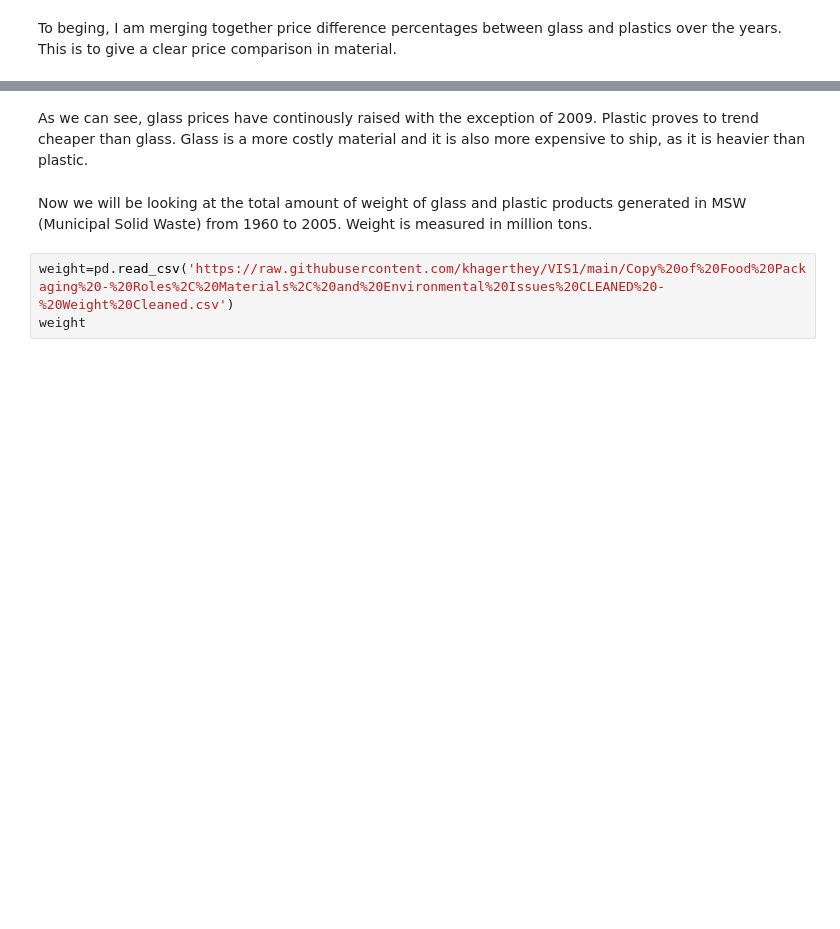
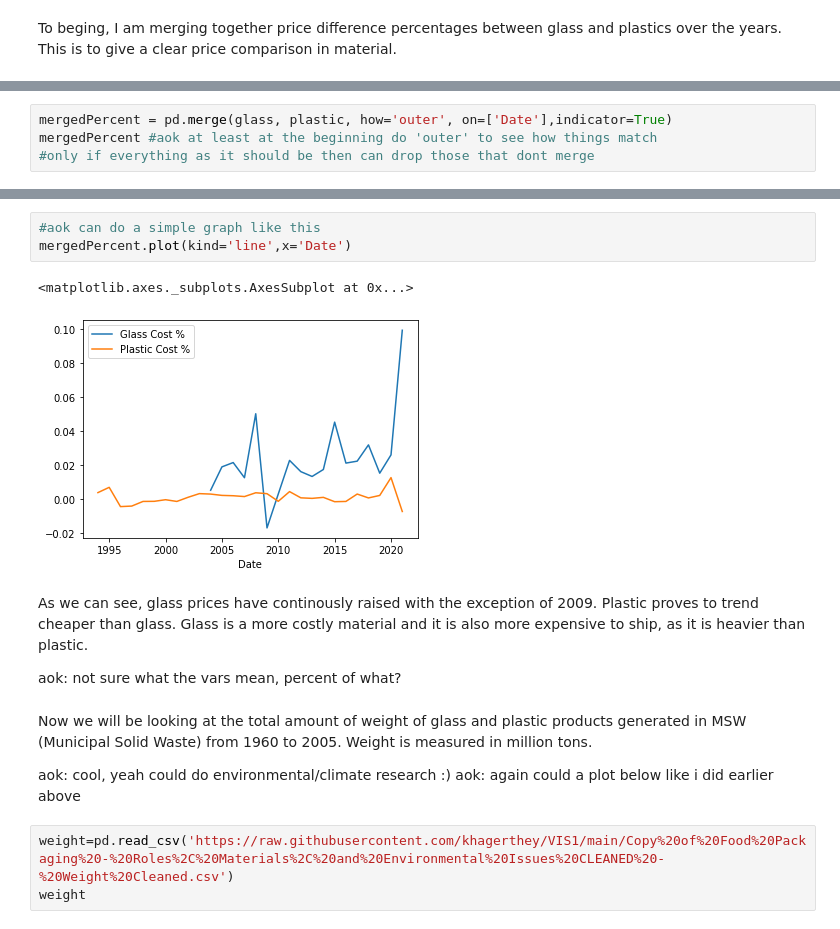
Before and after one commit to khagerthey/VIS1, a Jupyter notebook: Glass_vs_Plastic_Merge.ipynb, the cells around one changed output, grey strips where cells are left out. Saved outputs shown, nothing was run; the diff lists cells and outputs as text; blank space fills up the shorter version.

Commit message:
mostly fine, but few things

```diff
--- a/Glass_vs_Plastic_Merge.ipynb
+++ b/Glass_vs_Plastic_Merge.ipynb
@@ -72,0 +58,4 @@ mergedPercent
+# %%
+mergedPercent = pd.merge(glass, plastic, how='outer', on=['Date'],indicator=True)
+mergedPercent #aok at least at the beginning do 'outer' to see how things match
+#only if everything as it should be then can drop those that dont merge
@@ -73,7 +80,18 @@ mergedPercent
+# %%
+#aok can do a simple graph like this
+mergedPercent.plot(kind='line',x='Date')
+# %% [output]
+<matplotlib.axes._subplots.AxesSubplot at 0x...>
+[figure, added]
 # %% [markdown]
 As we can see, glass prices have continously raised with the exception of 2009. Plastic proves to trend cheaper than glass. Glass is a more costly material and it is also more expensive to ship, as it is heavier than plastic.
+
+aok: not sure what the vars mean, percent of what?
 # %% [markdown]
 Now we will be looking at the total amount of weight of glass and plastic products generated in MSW (Municipal Solid Waste) from 1960 to 2005. Weight is measured in million tons.
+
+aok: cool, yeah could do environmental/climate research :)
+aok: again could a plot below like i did earlier above
 # %%
 weight=pd.read_csv('https://raw.githubusercontent.com/khagerthey/VIS1/main/Copy%20of%20Food%20Packaging%20-%20Roles%2C%20Materials%2C%20and%20Environmental%20Issues%20CLEANED%20-%20Weight%20Cleaned.csv')
 weight
```
Also changed, not shown: parts of 6 cells of this notebook.
